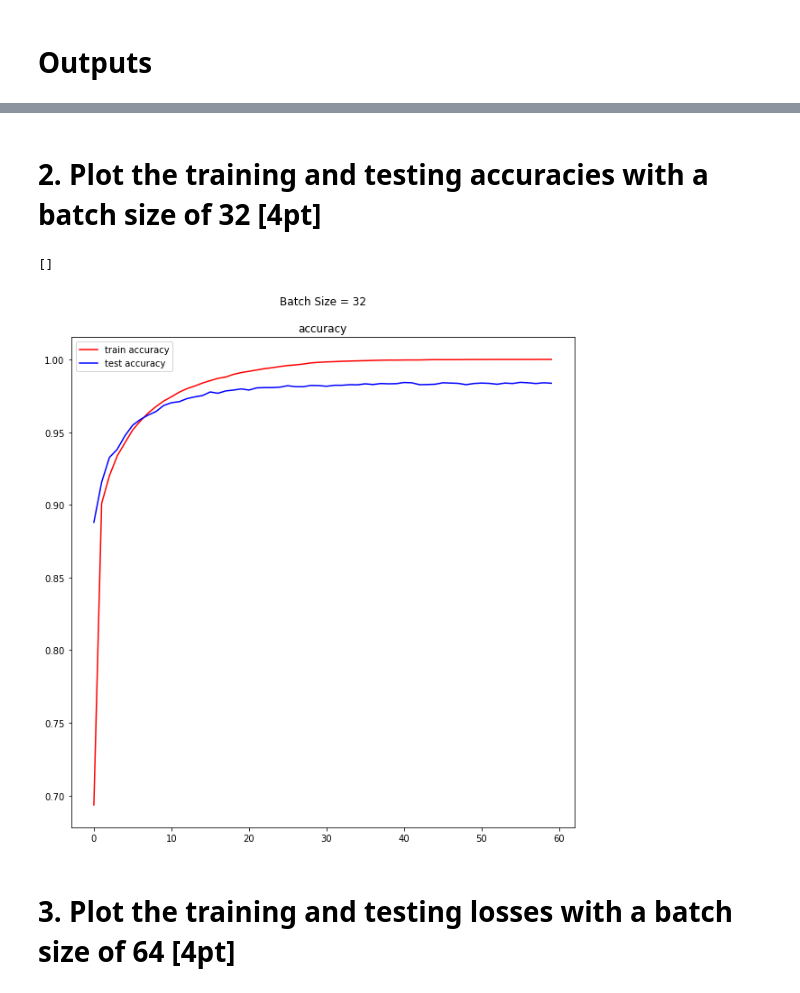
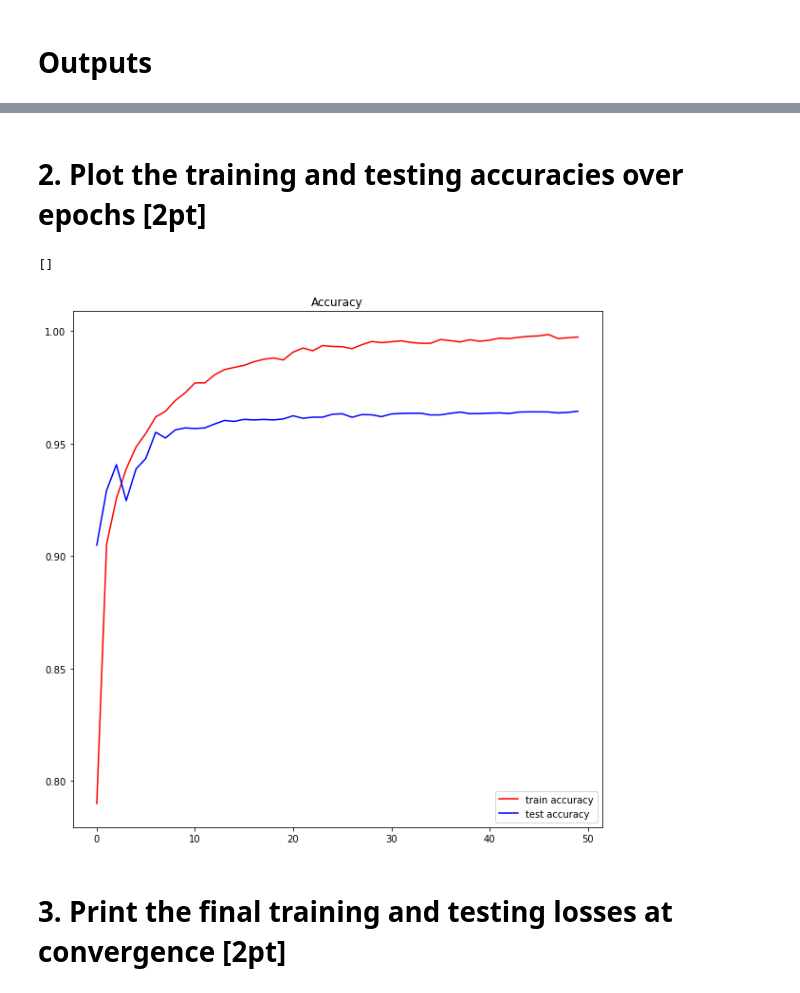
Before and after one commit to ehehehe95/Implementing-Basic-ML-techniques, a Jupyter notebook: 10. Optimal Selection of the hyper-parameters associated with the classification on MNIST/assignment10.ipynb, the cells around one changed output, grey strips where cells are left out. Cells and saved outputs as stored; diff of their text form; code cells hidden in the pictures.

```diff
--- a/10. Optimal Selection of the hyper-parameters associated with the classification on MNIST/assignment10.ipynb
+++ b/10. Optimal Selection of the hyper-parameters associated with the classification on MNIST/assignment10.ipynb
@@ -299,7 +299,7 @@ class classification(nn.Module):
         x = inputs.view(inputs.size(0), -1)
 
         x = self.classifier1(x)
-        x = F.dropout(x, p = 0.2, training=self.training) # use dropout when training
+        x = F.dropout(x, p = 0.3, training=self.training) # use dropout when training
 
         x = self.classifier2(x)
         x = F.dropout(x, p = 0.2, training=self.training)
@@ -435,5 +486,5 @@ def startTraining2(batch_size,epoch,learning_rate_value, optimizer_string, learn
 # %%
-batch_size = 128
-epoch = 100
+batch_size = 32
+epoch = 50
 learning_rate_value = 0.1
-lr_decay = 0.7
+lr_decay=0.7
@@ -461,0 +585,4 @@ execution time ======= 1334.7471497058868
+# %%
+loss_train_sgd2, loss_test_sgd2, acc_train_sgd2, acc_test_sgd2, best_sgd2 = startTraining3(batch_size,epoch,learning_rate_value, "Sgd", lr_decay)
+
+print(acc_test_sgd2[best_sgd2])
@@ -477,15 +622,15 @@ plt.plot()
 # %% [markdown]
-# 2. Plot the training and testing accuracies with a batch size of 32 [4pt]
+# 2. Plot the training and testing accuracies over epochs [2pt]
 # %%
 plt.figure(1,figsize=(10,10))
 
-plt.plot(acc_train_32,label="train accuracy",c="red")
-plt.plot(acc_test_32,label="test accuracy",c="blue")
-plt.title("Batch Size = 32\n\naccuracy")
-plt.legend()
+plt.plot(acc_train_sgd2,label="train accuracy",c="red")
+plt.plot(acc_test_sgd2,label="test accuracy",c="blue")
+plt.title("Accuracy")
+plt.legend(loc=4)
 plt.plot()
 # %% [output]
 []
-[figure, old version]
+[figure, new version]
 # %% [markdown]
-# 3. Plot the training and testing losses with a batch size of 64 [4pt]
+# 3. Print the final training and testing losses at convergence [2pt]
```
Also changed, not shown: parts of 25 cells of this notebook.
